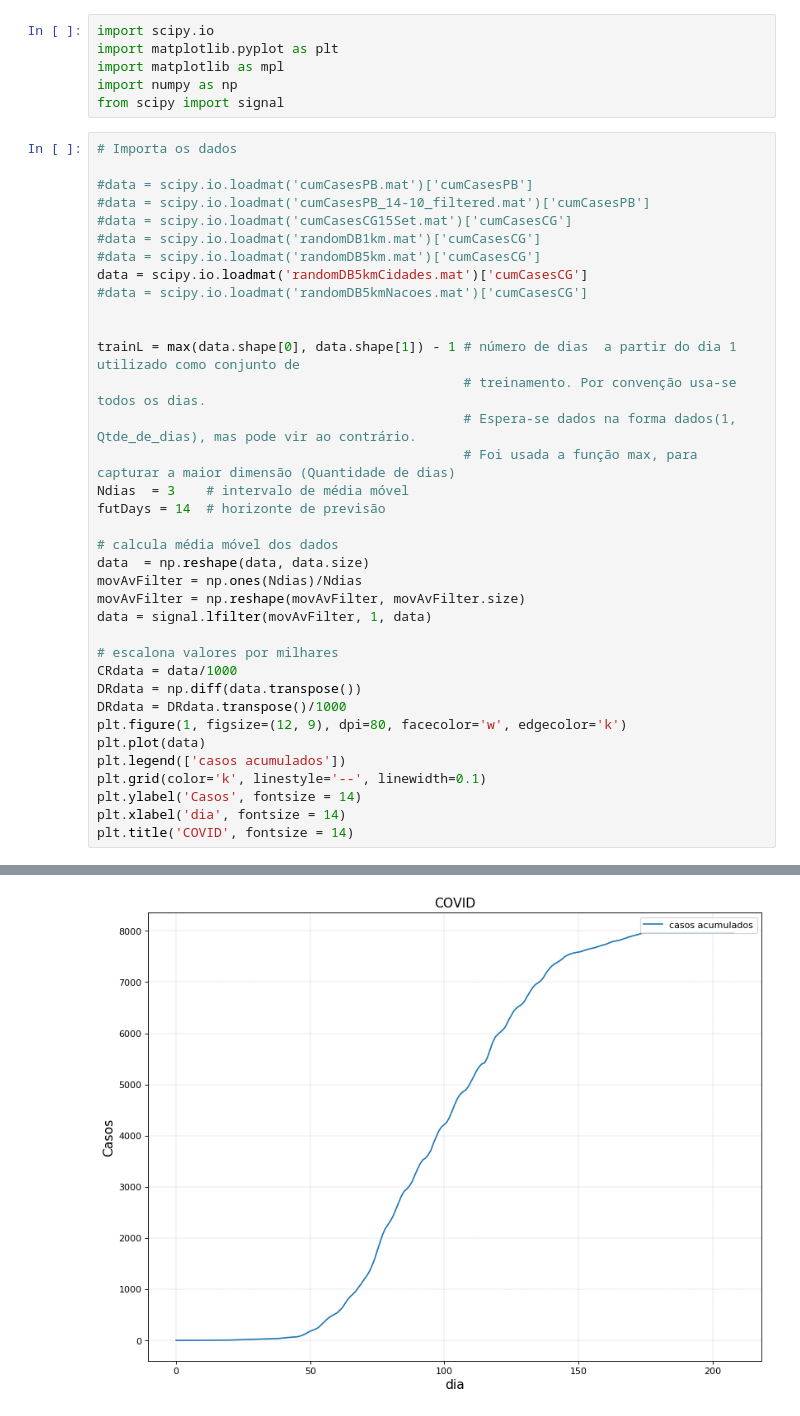
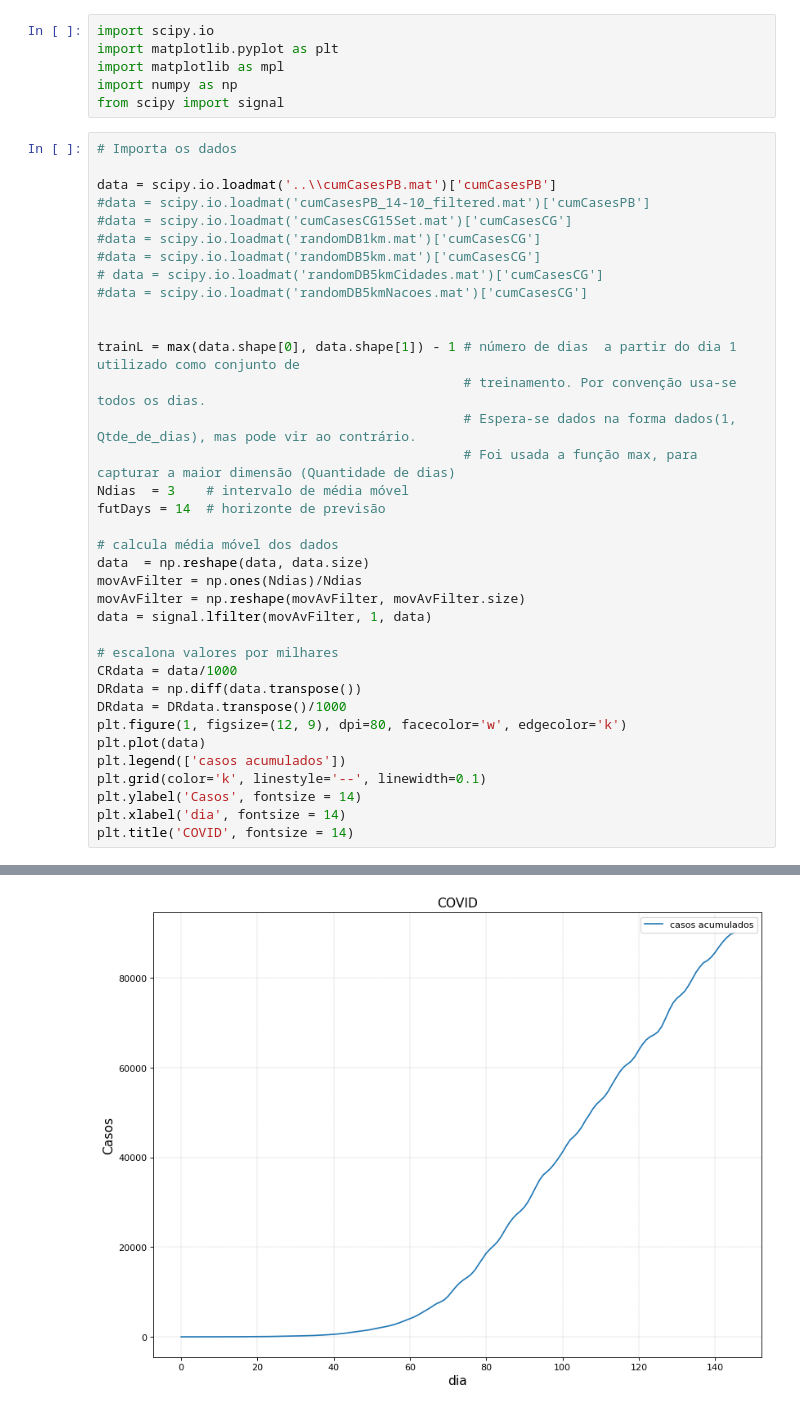
Before and after one commit to ecgurjao/Gaussian_Regression, a Jupyter notebook: Python notebooks/GPR model for COVID19-Acumulados-TestaKernel.ipynb, the cells around one changed output, grey strips where cells are left out. Drawn from its saved outputs; the diff is of its cells as text.

```diff
--- a/Python notebooks/GPR model for COVID19-Acumulados-TestaKernel.ipynb
+++ b/Python notebooks/GPR model for COVID19-Acumulados-TestaKernel.ipynb
@@ -15,42 +15,42 @@ from scipy import signal
 # %%
 # Importa os dados
 
-#data = scipy.io.loadmat('cumCasesPB.mat')['cumCasesPB']
+data = scipy.io.loadmat('..\\cumCasesPB.mat')['cumCasesPB']
 #data = scipy.io.loadmat('cumCasesPB_14-10_filtered.mat')['cumCasesPB']
 #data = scipy.io.loadmat('cumCasesCG15Set.mat')['cumCasesCG']
 #data = scipy.io.loadmat('randomDB1km.mat')['cumCasesCG']
 #data = scipy.io.loadmat('randomDB5km.mat')['cumCasesCG']
-data = scipy.io.loadmat('randomDB5kmCidades.mat')['cumCasesCG']
+# data = scipy.io.loadmat('randomDB5kmCidades.mat')['cumCasesCG']
 #data = scipy.io.loadmat('randomDB5kmNacoes.mat')['cumCasesCG']
 
 
 trainL = max(data.shape[0], data.shape[1]) - 1 # número de dias  a partir do dia 1 utilizado como conjunto de
                                                # treinamento. Por convenção usa-se todos os dias.
                                                # Espera-se dados na forma dados(1, Qtde_de_dias), mas pode vir ao contrário.
                                                # Foi usada a função max, para capturar a maior dimensão (Quantidade de dias)
 Ndias  = 3    # intervalo de média móvel
 futDays = 14  # horizonte de previsão
 
 # calcula média móvel dos dados
 data  = np.reshape(data, data.size)
 movAvFilter = np.ones(Ndias)/Ndias
 movAvFilter = np.reshape(movAvFilter, movAvFilter.size)
 data = signal.lfilter(movAvFilter, 1, data)
 
 # escalona valores por milhares
 CRdata = data/1000
 DRdata = np.diff(data.transpose())
 DRdata = DRdata.transpose()/1000
 plt.figure(1, figsize=(12, 9), dpi=80, facecolor='w', edgecolor='k')
 plt.plot(data)
 plt.legend(['casos acumulados'])
 plt.grid(color='k', linestyle='--', linewidth=0.1)
 plt.ylabel('Casos', fontsize = 14)
 plt.xlabel('dia', fontsize = 14)
 plt.title('COVID', fontsize = 14)
 # %% [output]
 Text(0.5, 1.0, 'COVID')
-[figure, old version]
+[figure, new version]
 # %%
 # Modelagem GPR para o número de casos acumulados
 
```
Also changed, not shown: parts of 3 cells of this notebook, 8 other files.
